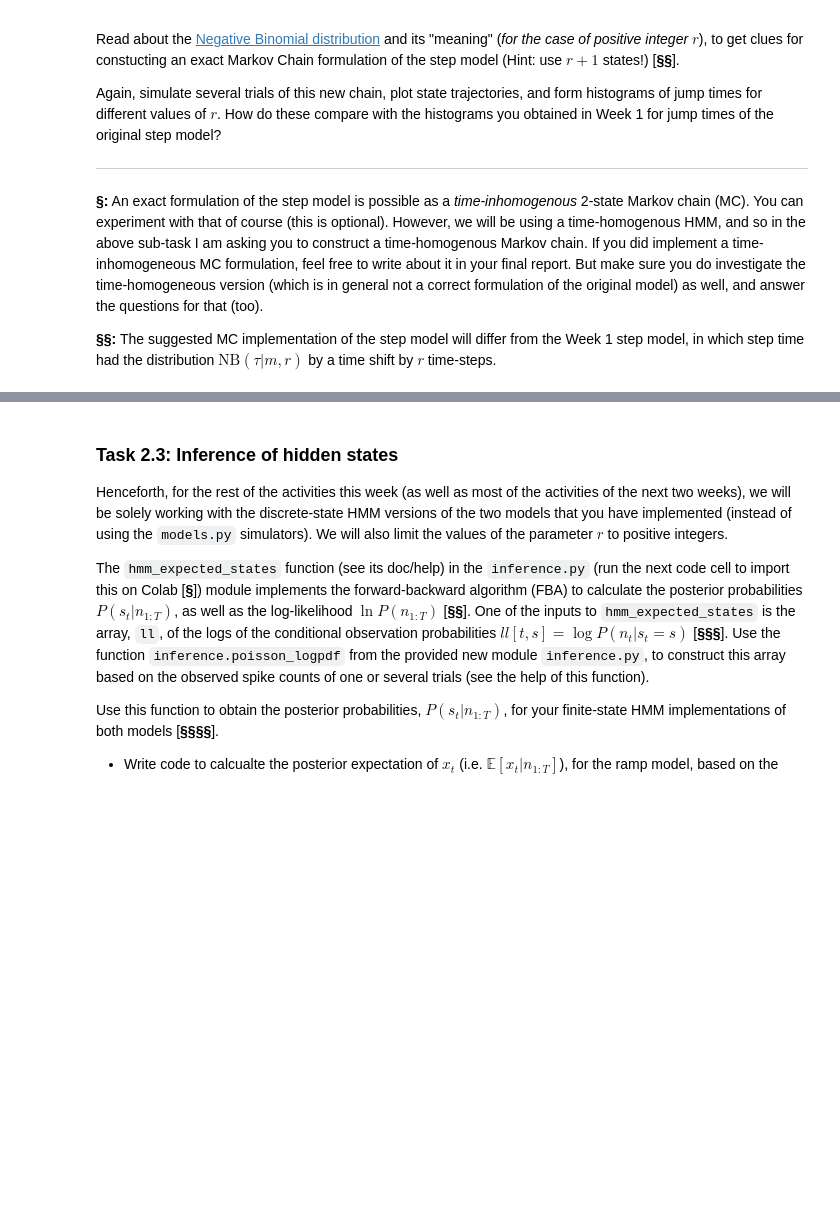
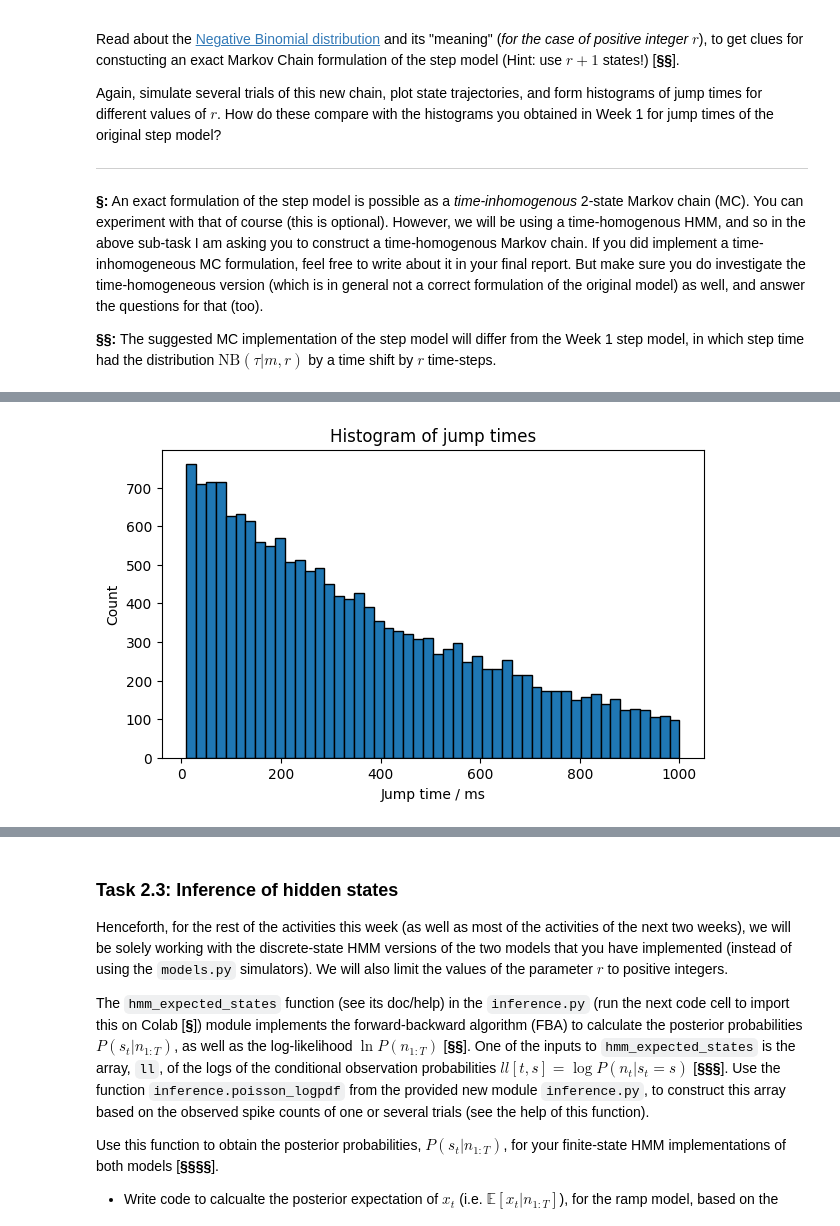
Before and after one commit to MYLO175/GG3-Mylo, a Jupyter notebook: GG3_project.ipynb, the cells around one changed output, grey strips where cells are left out. Cells and saved outputs as stored; diff of their text form; code cells hidden in the pictures; blank space fills up the shorter version.

```diff
--- a/GG3_project.ipynb
+++ b/GG3_project.ipynb
@@ -1885,0 +1929,54 @@ Again, simulate several trials of this new chain, plot state trajectories, and f
+# %%
+r = 1
+mean_jump_time = 500 #mean jump time in ms
+m = mean_jump_time/(dt*1000) #in no. time steps
+p = r/(m+r)
+
+T = np.array([
+    [1 - p, p],
+    [0, 1]
+])
+
+grid = np.array([0, 1])
+
+t = 1
+num_steps = t/dt
+
+
+
+def get_jump_time(path, dt):
+    path = np.array(path)
+    jump_indices = np.where(path == 1)[0]
+
+    if len(jump_indices) == 0:
+        return np.nan
+
+    return jump_indices[0] * dt * 1000
+
+
+
+
+num_trials = 20000
+num_steps = int(round(t/dt))
+jump_times = []
+
+for trial in range(num_trials):
+    path = [0]
+
+    for i in range(num_steps):
+        s_current = path[-1]
+        s_next = np.random.choice((0,1), p = T[s_current])
+        path.append(s_next)
+
+    jump_times.append(get_jump_time(path, dt))
+
+jump_times = np.array(jump_times)
+
+plt.figure(figsize=(7, 4))
+plt.hist(jump_times, bins=50, edgecolor="black")
+plt.xlabel("Jump time / ms")
+plt.ylabel("Count")
+plt.title("Histogram of jump times")
+plt.show()
+# %% [output]
+[figure, added]
```
Also changed, not shown: parts of 16 cells of this notebook.
